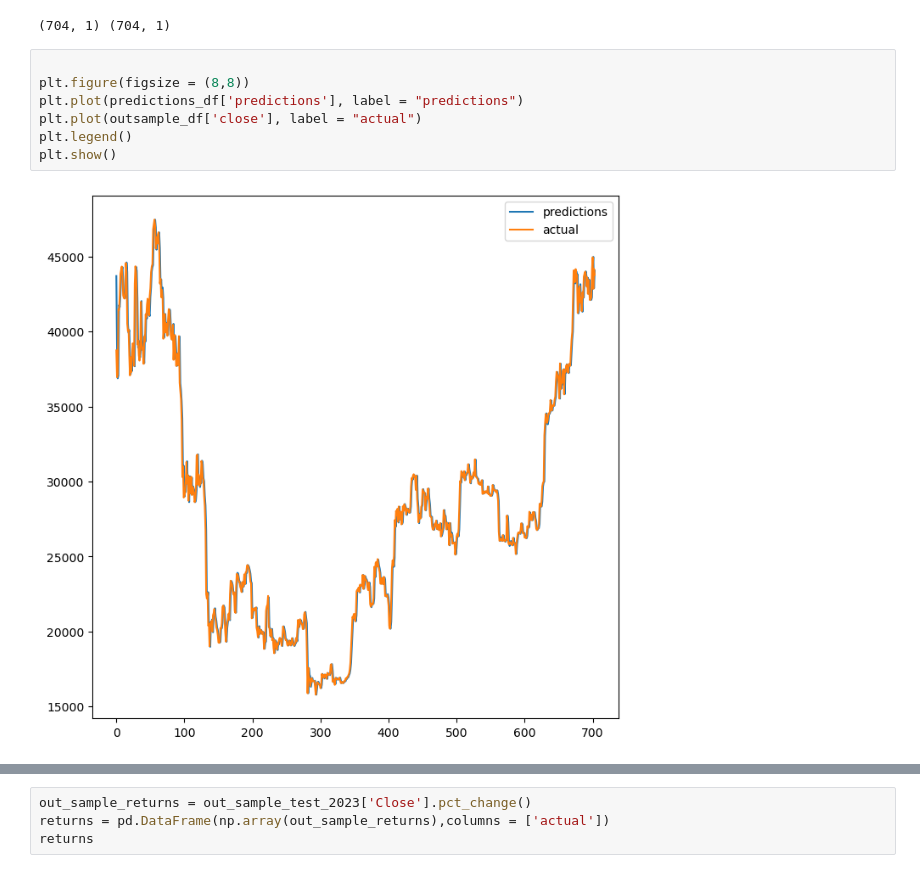
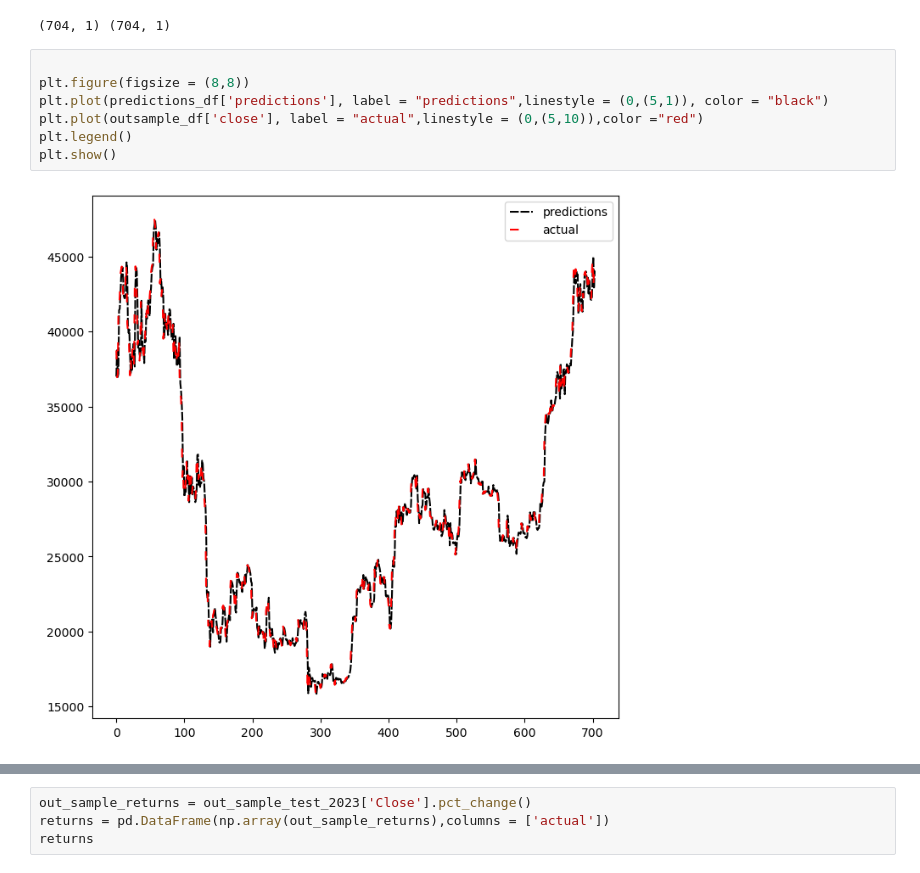
Before and after one commit to AvaterClasher/crypto, a Jupyter notebook: arima.ipynb, the cells around one changed output, grey strips where cells are left out. Drawn from its saved outputs; the diff is of its cells as text.

```diff
--- a/arima.ipynb
+++ b/arima.ipynb
@@ -364,12 +362,12 @@ print(outsample_df.shape , predictions_df.shape)
 # %%
 
 plt.figure(figsize = (8,8))
-plt.plot(predictions_df['predictions'], label = "predictions")
-plt.plot(outsample_df['close'], label = "actual")
+plt.plot(predictions_df['predictions'], label = "predictions",linestyle = (0,(5,1)), color = "black")
+plt.plot(outsample_df['close'], label = "actual",linestyle = (0,(5,10)),color ="red")
 plt.legend()
 plt.show()
 # %% [output]
-[figure, old version]
+[figure, new version]
 # %%
 mse_outsample_test = mean_squared_error(predictions_df,outsample_df)
 rmse_outsample_test = sqrt(mse_outsample_test)
```
Also changed, not shown: parts of 13 cells of this notebook.
